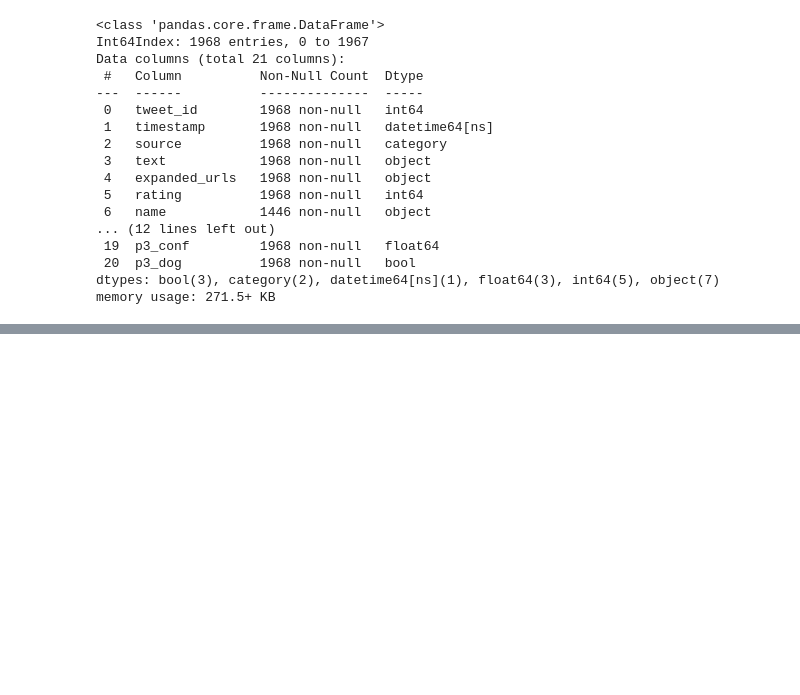
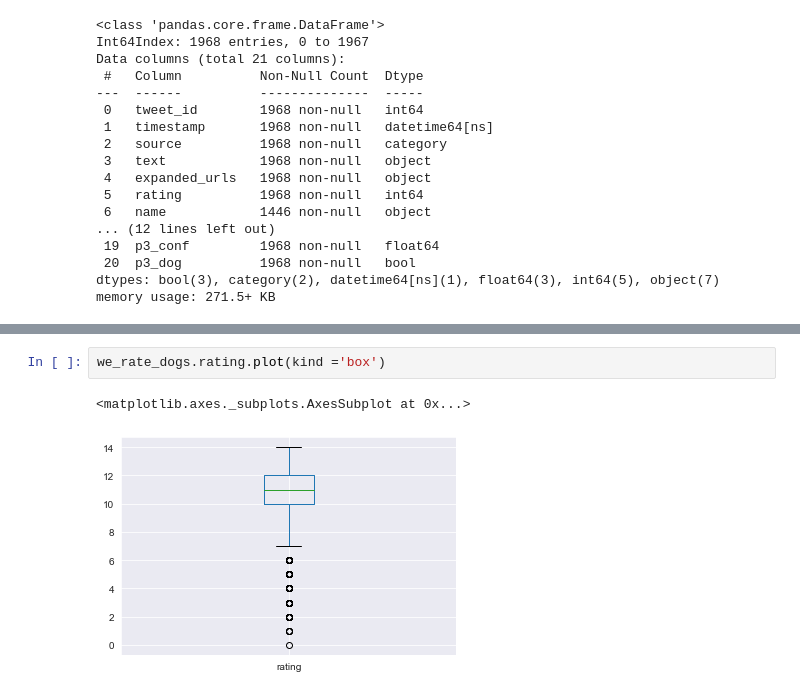
Before and after one commit to IbrahimMansey/WeRateDogs_Dataset, a Jupyter notebook: wrangle_act.ipynb, the cells around one changed output, grey strips where cells are left out. Drawn from its saved outputs; the diff is of its cells as text; blank space fills up the shorter version.

```diff
--- a/wrangle_act.ipynb
+++ b/wrangle_act.ipynb
@@ -1026,0 +1123,5 @@ memory usage: 271.5+ KB
+# %%
+we_rate_dogs.rating.plot(kind ='box')
+# %% [output]
+<matplotlib.axes._subplots.AxesSubplot at 0x...>
+[figure, added]
```
Also changed, not shown: parts of 68 cells of this notebook.
